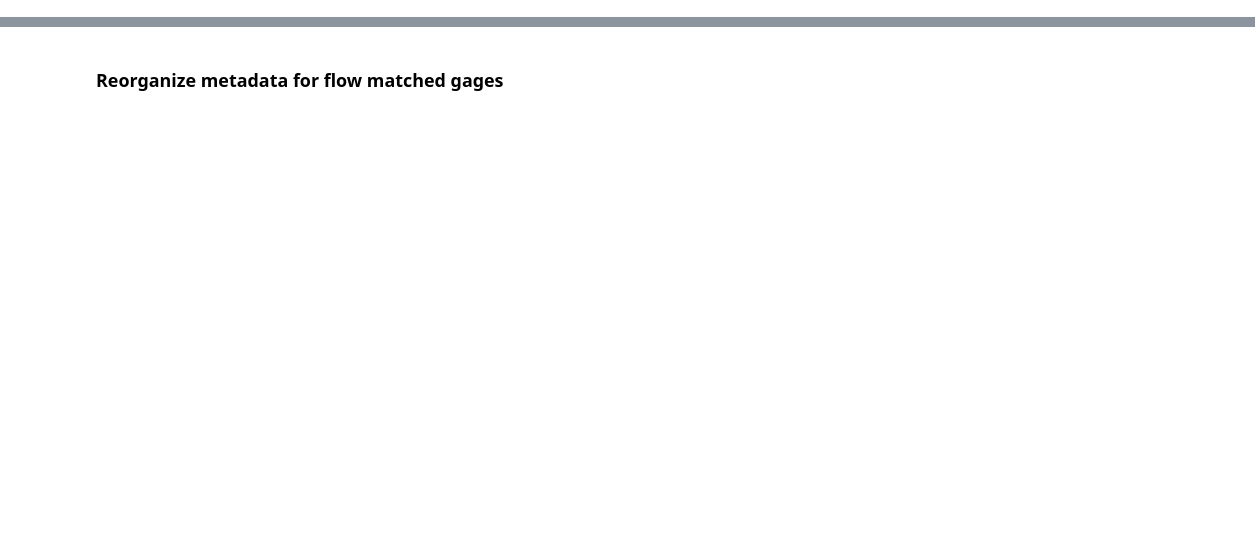
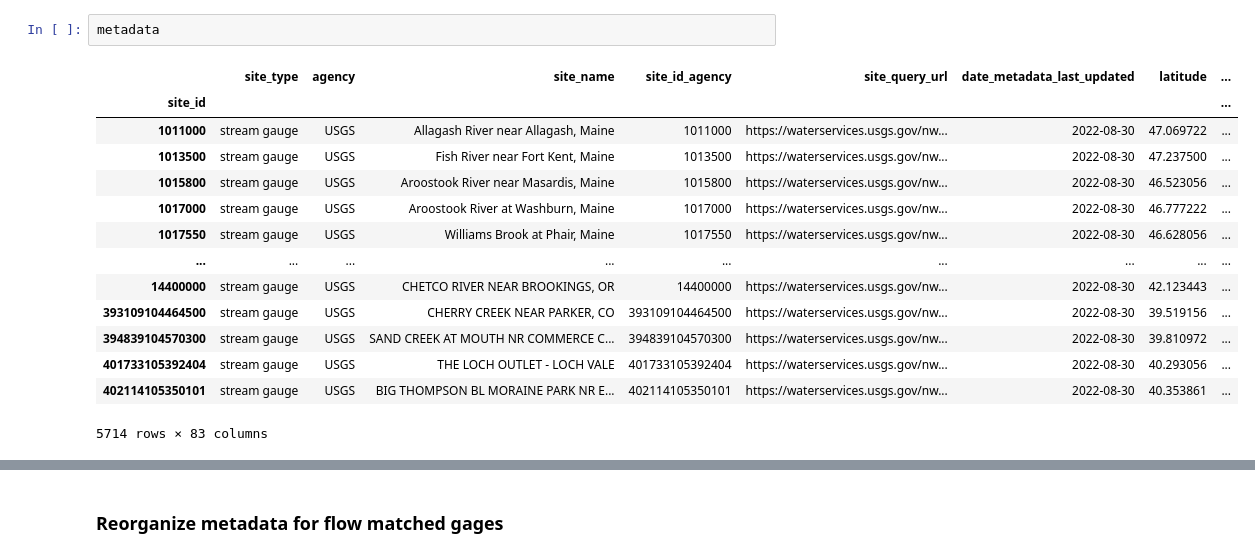
Before and after one commit to danielletijerina/PFCONUS2-analysis, a Jupyter notebook: scripts/Validation/Streamflow/1_Organize_Streamflow.ipynb, the cells around one changed output, grey strips where cells are left out. Saved outputs shown, nothing was run; the diff lists cells and outputs as text; blank space fills up the shorter version.

Commit message:
add lots of GHCND stuff, streamflow notebook update

```diff
--- a/scripts/Validation/Streamflow/1_Organize_Streamflow.ipynb
+++ b/scripts/Validation/Streamflow/1_Organize_Streamflow.ipynb
@@ -68,0 +72,17 @@ pf_flow_df
+# %%
+metadata
+# %% [output]
+|  | site_type | agency | site_name | site_id_agency | site_query_url | date_metadata_last_updated | latitude | ... |
+| site_id |  |  |  |  |  |  |  | ... |
+| 1011000 | stream gauge | USGS | Allagash River near Allagash, Maine | 1011000 | https://waterservices.usgs.gov/nw... | 2022-08-30 | 47.069722 | ... |
+| 1013500 | stream gauge | USGS | Fish River near Fort Kent, Maine | 1013500 | https://waterservices.usgs.gov/nw... | 2022-08-30 | 47.237500 | ... |
+| 1015800 | stream gauge | USGS | Aroostook River near Masardis, Maine | 1015800 | https://waterservices.usgs.gov/nw... | 2022-08-30 | 46.523056 | ... |
+| 1017000 | stream gauge | USGS | Aroostook River at Washburn, Maine | 1017000 | https://waterservices.usgs.gov/nw... | 2022-08-30 | 46.777222 | ... |
+| 1017550 | stream gauge | USGS | Williams Brook at Phair, Maine | 1017550 | https://waterservices.usgs.gov/nw... | 2022-08-30 | 46.628056 | ... |
+| ... | ... | ... | ... | ... | ... | ... | ... | ... |
+| 14400000 | stream gauge | USGS | CHETCO RIVER NEAR BROOKINGS, OR | 14400000 | https://waterservices.usgs.gov/nw... | 2022-08-30 | 42.123443 | ... |
+| 393109104464500 | stream gauge | USGS | CHERRY CREEK NEAR PARKER, CO | 393109104464500 | https://waterservices.usgs.gov/nw... | 2022-08-30 | 39.519156 | ... |
+| 394839104570300 | stream gauge | USGS | SAND CREEK AT MOUTH NR COMMERCE C... | 394839104570300 | https://waterservices.usgs.gov/nw... | 2022-08-30 | 39.810972 | ... |
+| 401733105392404 | stream gauge | USGS | THE LOCH OUTLET - LOCH VALE | 401733105392404 | https://waterservices.usgs.gov/nw... | 2022-08-30 | 40.293056 | ... |
+| 402114105350101 | stream gauge | USGS | BIG THOMPSON BL MORAINE PARK NR E... | 402114105350101 | https://waterservices.usgs.gov/nw... | 2022-08-30 | 40.353861 | ... |
+5714 rows × 83 columns
```
Also changed, not shown: parts of 15 cells of this notebook, 10 other files.
